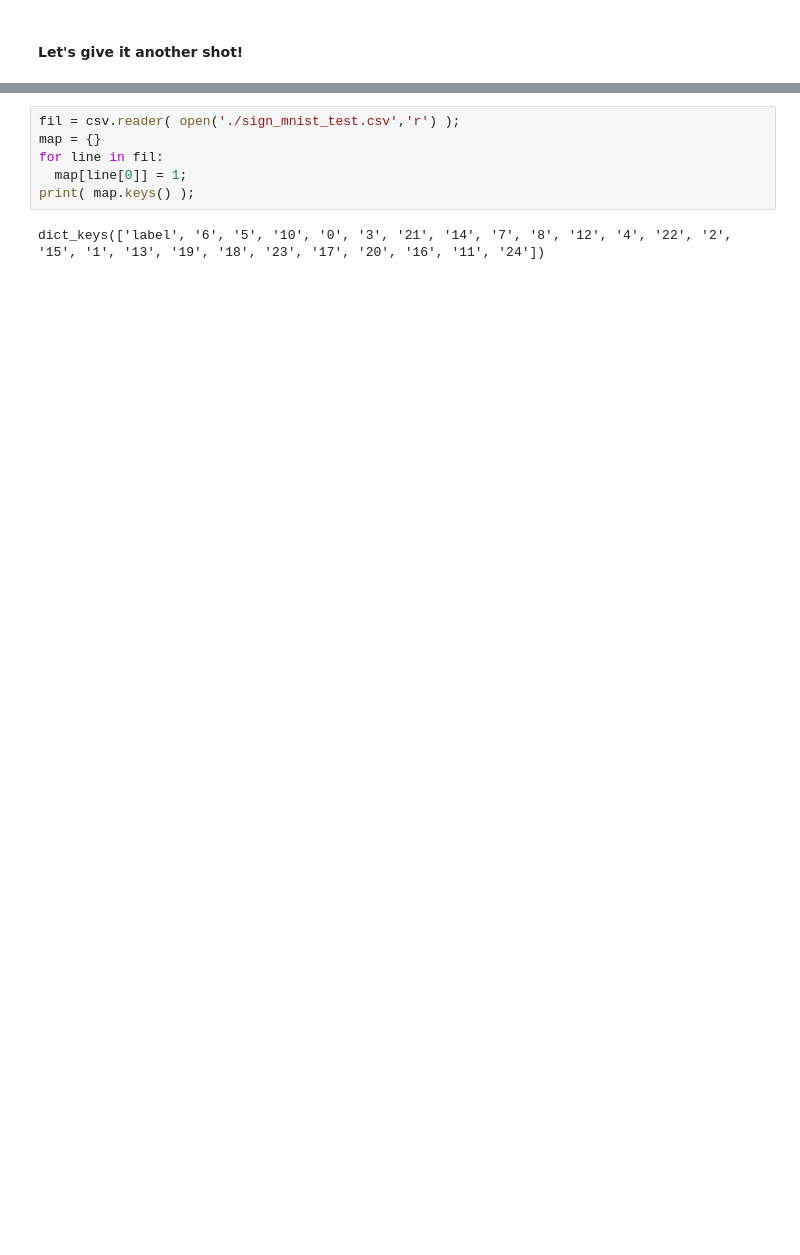
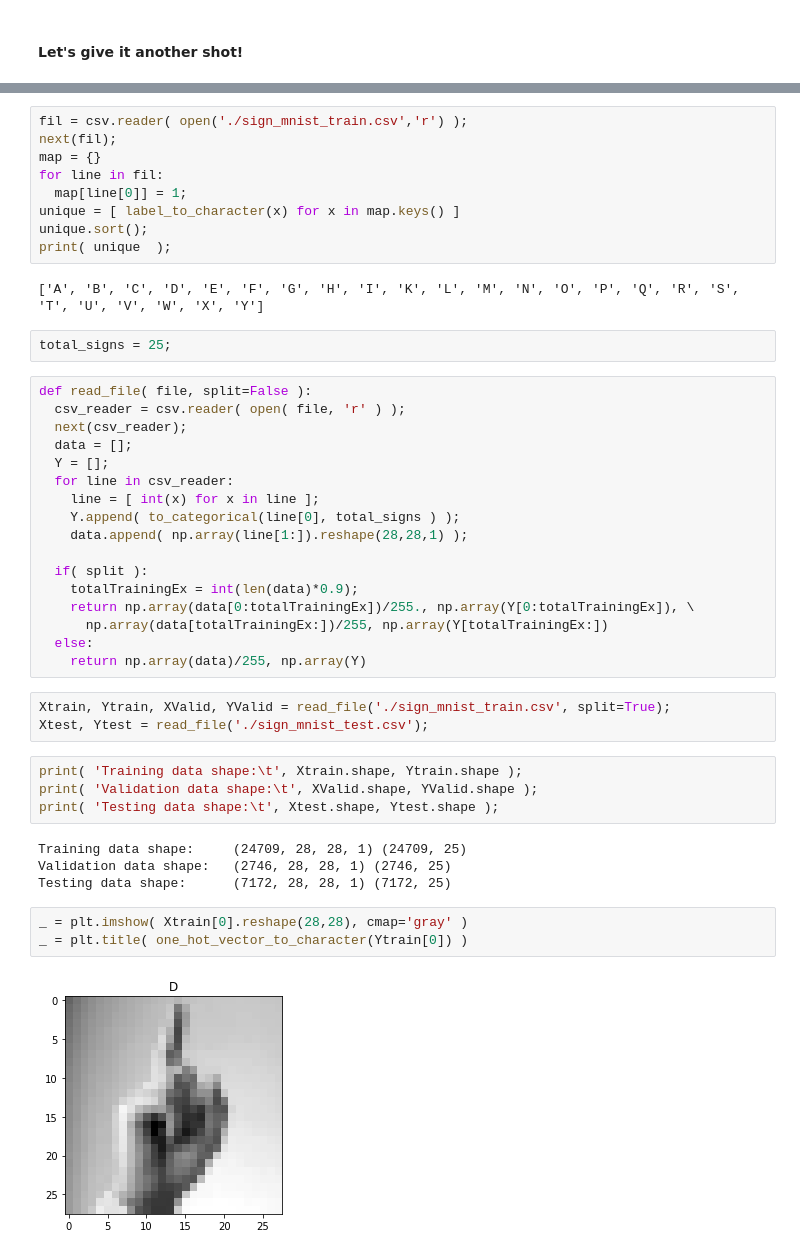
Before and after one commit to guru3/hand_sign_detector, a Jupyter notebook: 1. Train a model to detect sign language using MNIST dataset.ipynb, the cells around one changed output, grey strips where cells are left out. Drawn from its saved outputs; the diff is of its cells as text; blank space fills up the shorter version.

Commit message:
train model on existing dataset

```diff
--- a/1. Train a model to detect sign language using MNIST dataset.ipynb
+++ b/1. Train a model to detect sign language using MNIST dataset.ipynb
@@ -46,8 +66,46 @@ Using TensorFlow backend.
 # %%
-fil = csv.reader( open('./sign_mnist_test.csv','r') );
+fil = csv.reader( open('./sign_mnist_train.csv','r') );
+next(fil);
 map = {}
 for line in fil:
   map[line[0]] = 1;
-print( map.keys() );
+unique = [ label_to_character(x) for x in map.keys() ]
+unique.sort();
+print( unique  );
 # %% [output]
-dict_keys(['label', '6', '5', '10', '0', '3', '21', '14', '7', '8', '12', '4', '22', '2', '15', '1', '13', '19', '18', '23', '17', '20', '16', '11', '24'])
+['A', 'B', 'C', 'D', 'E', 'F', 'G', 'H', 'I', 'K', 'L', 'M', 'N', 'O', 'P', 'Q', 'R', 'S', 'T', 'U', 'V', 'W', 'X', 'Y']
+# %%
+total_signs = 25;
+# %%
+def read_file( file, split=False ):
+  csv_reader = csv.reader( open( file, 'r' ) );
+  next(csv_reader);
+  data = [];
+  Y = [];
+  for line in csv_reader:
+    line = [ int(x) for x in line ];
+    Y.append( to_categorical(line[0], total_signs ) );
+    data.append( np.array(line[1:]).reshape(28,28,1) );
+
+  if( split ):
+    totalTrainingEx = int(len(data)*0.9);
+    return np.array(data[0:totalTrainingEx])/255., np.array(Y[0:totalTrainingEx]), \
+      np.array(data[totalTrainingEx:])/255, np.array(Y[totalTrainingEx:])
+  else:
+    return np.array(data)/255, np.array(Y)
+# %%
+Xtrain, Ytrain, XValid, YValid = read_file('./sign_mnist_train.csv', split=True);
+Xtest, Ytest = read_file('./sign_mnist_test.csv');
+# %%
+print( 'Training data shape:\t', Xtrain.shape, Ytrain.shape );
+print( 'Validation data shape:\t', XValid.shape, YValid.shape );
+print( 'Testing data shape:\t', Xtest.shape, Ytest.shape );
+# %% [output]
+Training data shape:     (24709, 28, 28, 1) (24709, 25)
+Validation data shape:   (2746, 28, 28, 1) (2746, 25)
+Testing data shape:      (7172, 28, 28, 1) (7172, 25)
+# %%
+_ = plt.imshow( Xtrain[0].reshape(28,28), cmap='gray' )
+_ = plt.title( one_hot_vector_to_character(Ytrain[0]) )
+# %% [output]
+[figure, added]
```
Also changed, not shown: parts of 10 cells of this notebook.
